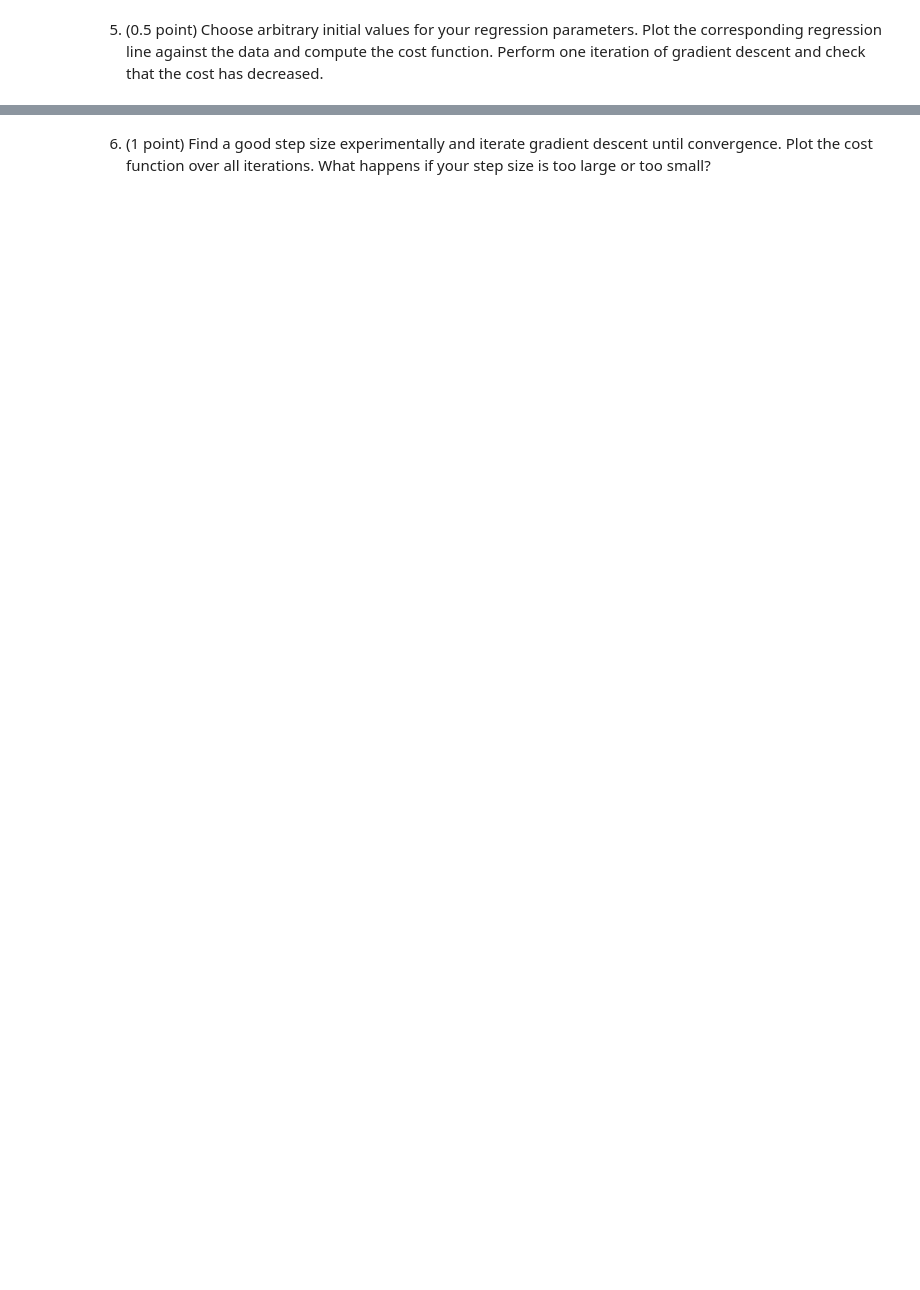
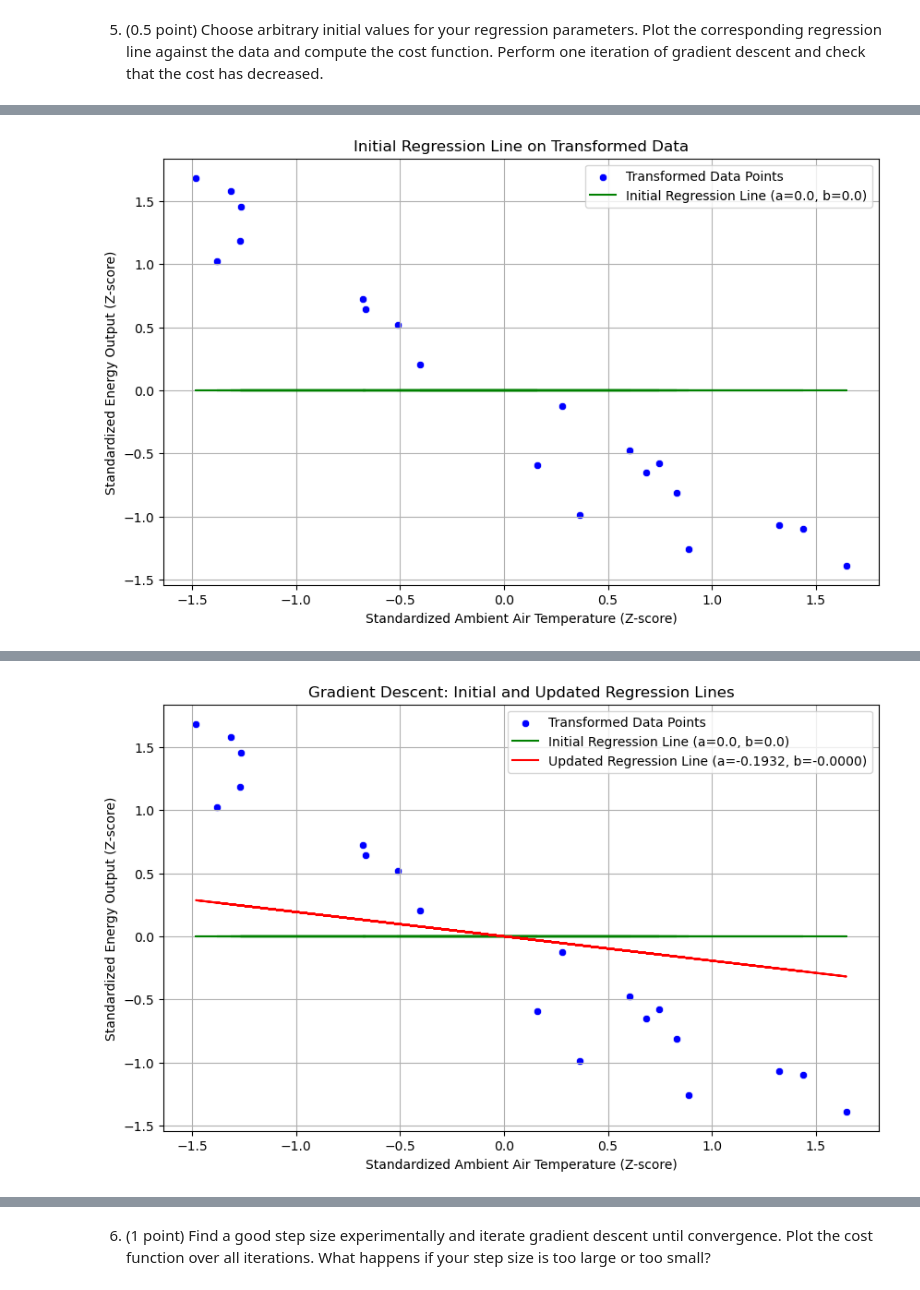
Before and after one commit to Davidpereira2803/IML_Assigments, a Jupyter notebook: Assignment1/assignmentself1.ipynb, the cells around one changed output, grey strips where cells are left out. Saved outputs shown, nothing was run; the diff lists cells and outputs as text; code cells hidden in the pictures; blank space fills up the shorter version.

```diff
--- a/Assignment1/assignmentself1.ipynb
+++ b/Assignment1/assignmentself1.ipynb
@@ -33,3 +463,80 @@ partial derivatives of the cost function with respect to your regression paramet
 5. (0.5 point) Choose arbitrary initial values for your regression parameters. Plot the corresponding
 regression line against the data and compute the cost function. Perform one iteration of gradient
 descent and check that the cost has decreased.
+# %%
+# Task 5: Perform One Iteration of Gradient Descent
+
+# Choose arbitrary initial values for the regression parameters
+a_initial = 0.0  # Initial slope
+b_initial = 0.0  # Initial intercept
+
+print(f"Initial Parameters:")
+print(f"Slope (a): {a_initial}")
+print(f"Intercept (b): {b_initial}\n")
+
+# Define the learning rate (alpha)
+alpha = 0.1  # You may adjust this value based on experimentation
+
+# Compute the initial cost
+initial_cost = compute_cost(a_initial, b_initial, X, Y)
+print(f"Initial Cost: {initial_cost:.4f}")
+
+# Plot the transformed data points and the initial regression line
+plt.figure(figsize=(10, 6))
+sns.scatterplot(x='x', y='y', data=subset_scaled, color='blue', label='Transformed Data Points')
+
+# Compute predictions with initial parameters
+Y_pred_initial = a_initial * X + b_initial
+
+# Plot the initial regression line
+plt.plot(X, Y_pred_initial, color='green', label=f'Initial Regression Line (a={a_initial}, b={b_initial})')
+plt.title('Initial Regression Line on Transformed Data')
+plt.xlabel('Standardized Ambient Air Temperature (Z-score)')
+plt.ylabel('Standardized Energy Output (Z-score)')
+plt.legend()
+plt.grid(True)
+plt.show()
+
+# Compute the gradients using the initial parameters
+da, db = compute_gradients(a_initial, b_initial, X, Y)
+
+print(f"Partial Derivatives at Initial Parameters:")
+print(f"da (dJ/da): {da:.4f}")
+print(f"db (dJ/db): {db:.4f}\n")
+
+# Perform one iteration of gradient descent to update parameters
+a_new = a_initial - alpha * da
+b_new = b_initial - alpha * db
+
+print(f"Updated Parameters after One Gradient Descent Iteration:")
+print(f"Slope (a): {a_new:.4f}")
+print(f"Intercept (b): {b_new:.4f}\n")
+
+# Compute the new cost with updated parameters
+new_cost = compute_cost(a_new, b_new, X, Y)
+print(f"New Cost after One Iteration: {new_cost:.4f}")
+
+# Check if the cost has decreased
+cost_decreased = new_cost < initial_cost
+print(f"Has the cost decreased? {'Yes' if cost_decreased else 'No'}\n")
+
+# Plot the transformed data points, initial and updated regression lines
+plt.figure(figsize=(10, 6))
+sns.scatterplot(x='x', y='y', data=subset_scaled, color='blue', label='Transformed Data Points')
+
+# Plot the initial regression line
+plt.plot(X, Y_pred_initial, color='green', label=f'Initial Regression Line (a={a_initial}, b={b_initial})')
+
+# Compute predictions with updated parameters
+Y_pred_new = a_new * X + b_new
+
+# Plot the updated regression line
+plt.plot(X, Y_pred_new, color='red', label=f'Updated Regression Line (a={a_new:.4f}, b={b_new:.4f})')
+
+plt.title('Gradient Descent: Initial and Updated Regression Lines')
+plt.xlabel('Standardized Ambient Air Temperature (Z-score)')
+plt.ylabel('Standardized Energy Output (Z-score)')
+plt.legend()
+plt.grid(True)
+plt.show()
+# %% [output]
@@ -35,0 +548 @@ descent and check that the cost has decreased.
+[figure, added]
@@ -35,0 +559 @@ descent and check that the cost has decreased.
+[figure, added]
```
Also changed, not shown: parts of 31 cells of this notebook, 5 other files.
